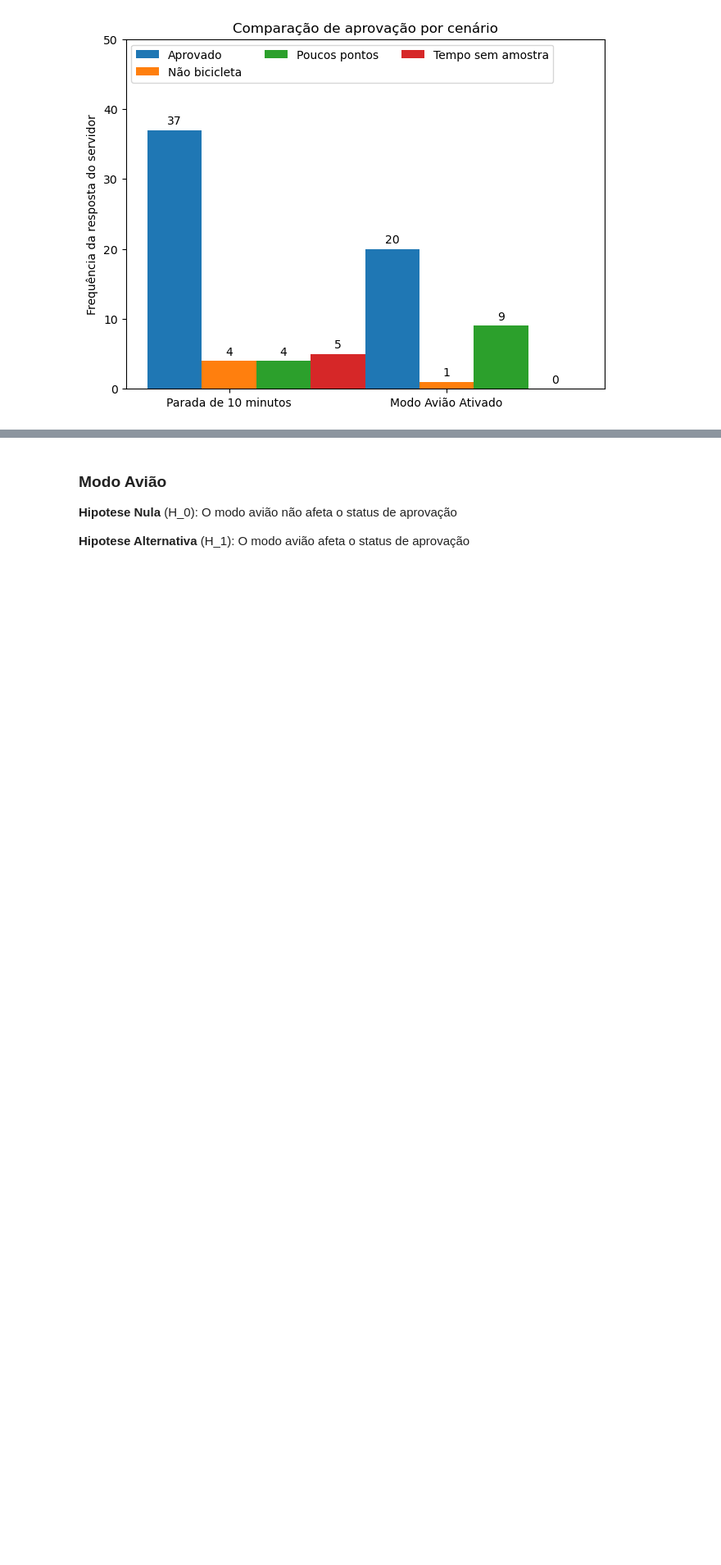
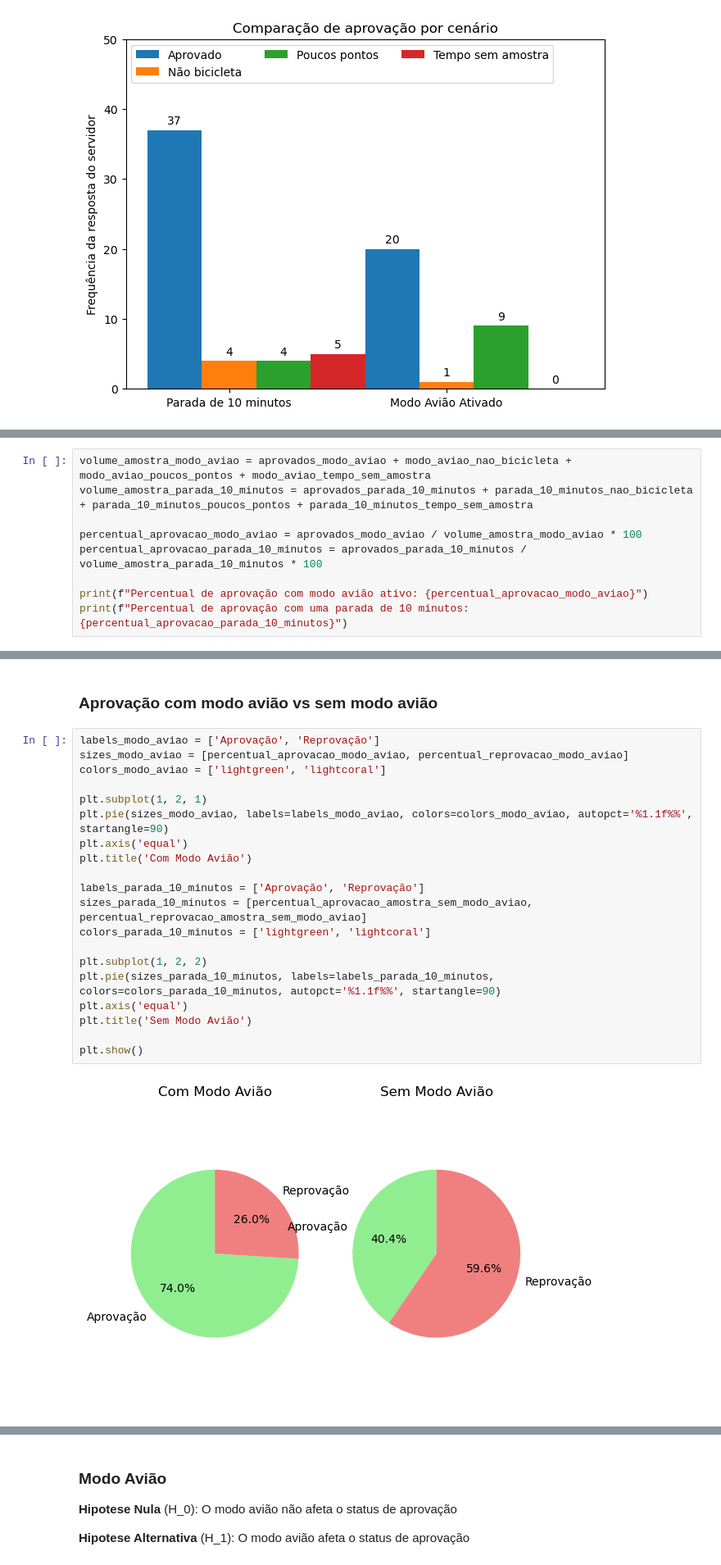
Before and after one commit to Xnths/data-bike-sp, a Jupyter notebook: analise.ipynb, the cells around one changed output, grey strips where cells are left out. Shown: that part at 82% size. Saved outputs shown, nothing was run; the diff lists cells and outputs as text; blank space fills up the shorter version.

```diff
--- a/analise.ipynb
+++ b/analise.ipynb
@@ -91,0 +96,9 @@ plt.show()
+# %%
+volume_amostra_modo_aviao = aprovados_modo_aviao + modo_aviao_nao_bicicleta + modo_aviao_poucos_pontos + modo_aviao_tempo_sem_amostra
+volume_amostra_parada_10_minutos = aprovados_parada_10_minutos + parada_10_minutos_nao_bicicleta + parada_10_minutos_poucos_pontos + parada_10_minutos_tempo_sem_amostra
+
+percentual_aprovacao_modo_aviao = aprovados_modo_aviao / volume_amostra_modo_aviao * 100
+percentual_aprovacao_parada_10_minutos = aprovados_parada_10_minutos / volume_amostra_parada_10_minutos * 100
+
+print(f"Percentual de aprovação com modo avião ativo: {percentual_aprovacao_modo_aviao}")
+print(f"Percentual de aprovação com uma parada de 10 minutos: {percentual_aprovacao_parada_10_minutos}")
@@ -91,0 +139,24 @@ plt.show()
+# %% [markdown]
+### Aprovação **com** modo avião vs **sem** modo avião
+# %%
+labels_modo_aviao = ['Aprovação', 'Reprovação']
+sizes_modo_aviao = [percentual_aprovacao_modo_aviao, percentual_reprovacao_modo_aviao]
+colors_modo_aviao = ['lightgreen', 'lightcoral']
+
+plt.subplot(1, 2, 1)
+plt.pie(sizes_modo_aviao, labels=labels_modo_aviao, colors=colors_modo_aviao, autopct='%1.1f%%', startangle=90)
+plt.axis('equal')
+plt.title('Com Modo Avião')
+
+labels_parada_10_minutos = ['Aprovação', 'Reprovação']
+sizes_parada_10_minutos = [percentual_aprovacao_amostra_sem_modo_aviao, percentual_reprovacao_amostra_sem_modo_aviao]
+colors_parada_10_minutos = ['lightgreen', 'lightcoral']
+
+plt.subplot(1, 2, 2)
+plt.pie(sizes_parada_10_minutos, labels=labels_parada_10_minutos, colors=colors_parada_10_minutos, autopct='%1.1f%%', startangle=90)
+plt.axis('equal')
+plt.title('Sem Modo Avião')
+
+plt.show()
+# %% [output]
+[figure, added]
```
Also changed, not shown: parts of 14 cells of this notebook.
